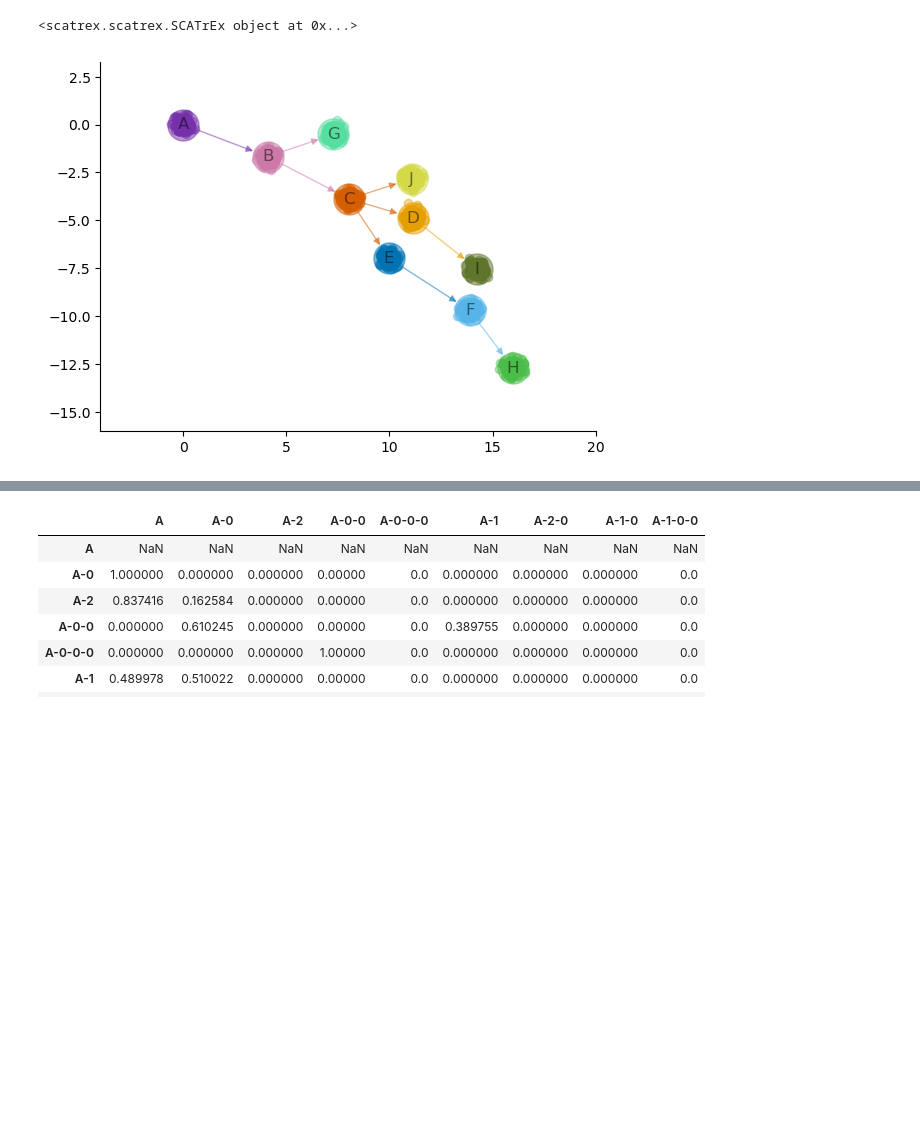
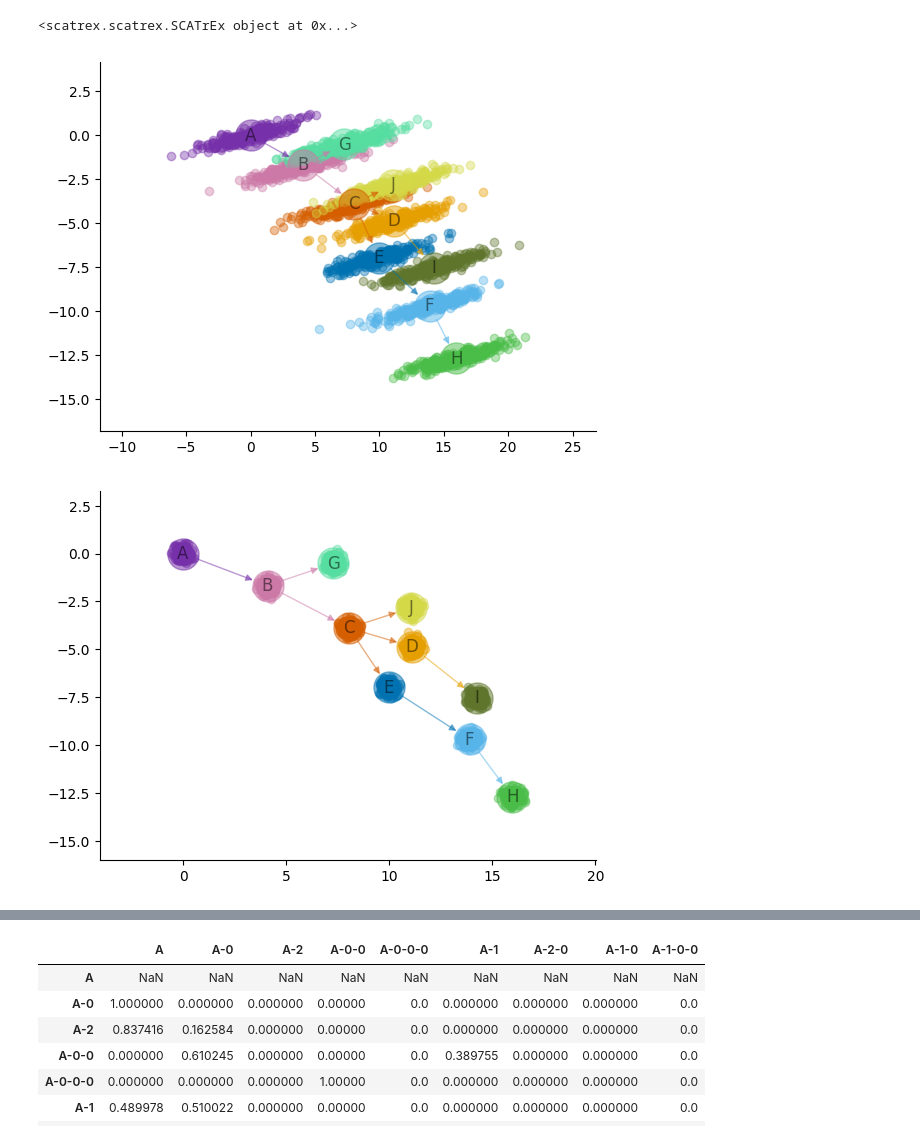
Before and after one commit to cbg-ethz/SCATrEx, a Jupyter notebook: notebooks/vonmises.ipynb, the cells around one changed output, grey strips where cells are left out. Saved outputs shown, nothing was run; the diff lists cells and outputs as text; code cells hidden in the pictures; blank space fills up the shorter version.

Commit message:
Fix noise learning

```diff
--- a/notebooks/vonmises.ipynb
+++ b/notebooks/vonmises.ipynb
@@ -4,6 +4,7 @@ import matplotlib.pyplot as plt
 import numpy as np
 
 seed = 12345
+n_factors = 1
 
 # Create SCATrEx object for the simulation
 sim_sca = scatrex.SCATrEx(model=scatrex.models.TrajectoryTree,
@@ -13,37 +14,44 @@ sim_sca = scatrex.SCATrEx(model=scatrex.models.TrajectoryTree,
                                      'angle_concentration':5.,
                                      'loc_variance':.1,
                                      'root_event_mean':10.,
-                                     'n_factors': 0,
+                                     'n_factors': n_factors,
                                      'obs_weight_variance':1.,
                                      'factor_variance':.1},
                           seed=seed) # Use the Trajectory model here for simplicity
 
 # Simulate an observed tree with 10 nodes
 full_observed_tree = scatrex.models.TrajectoryTree(**{'n_nodes':10, 'seed':1234,
                                                       'add_root': False})
 full_observed_tree.generate_tree()
 full_observed_tree.add_node_params(n_genes=2,min_dist=0.5, **{'event_mean': 4.,
                                                               'event_concentration':100.,
                                             'angle_concentration': 2.,
                                             'loc_variance': .1})
 
 # Simulate data from this tree without any extra nodes
 sim_sca.simulate_tree(observed_tree=full_observed_tree,
                       n_extra_per_observed=0,)
 
 # Simulate data from the tree
 sim_sca.simulate_data(n_cells=3000)
 
 # Inspect the SCATrEx object
 print(sim_sca)
 
 # See the tree and data
-sim_sca.plot_data(draw=False, alpha=0.4, remove_noise=True)
+sim_sca.plot_data(draw=False, alpha=0.4, remove_noise=False)
 ax = plt.gca()
 sim_sca.plot_tree_projection(level=1, ax=ax, node_size=500)
+
+if n_factors > 0:
+    # See the tree and noiseless data
+    sim_sca.plot_data(draw=False, alpha=0.4, remove_noise=True)
+    ax = plt.gca()
+    sim_sca.plot_tree_projection(level=1, ax=ax, node_size=500)
 # %% [output]
 <scatrex.scatrex.SCATrEx object at 0x...>
-[figure, old version]
+[figure, new version]
+[figure, added]
 # %%
 full_observed_tree.plot_tree()
 # %% [output]
```
Also changed, not shown: parts of 20 cells of this notebook, 6 other files.
